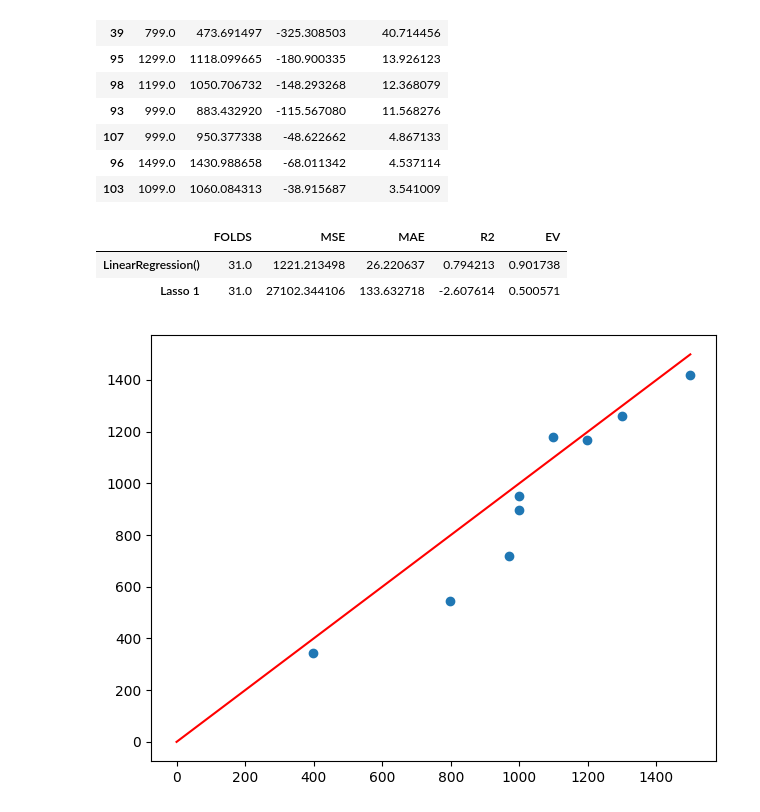
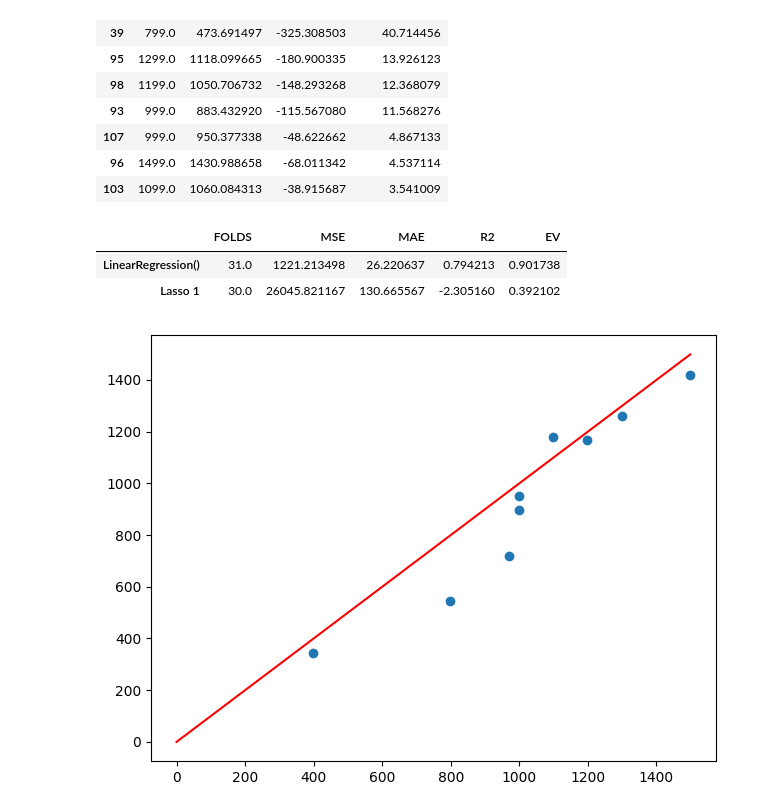
Before and after one commit to Tahsin-T-Ahmed/iphone-price-prediction-ai, a Jupyter notebook: model.ipynb, the cells around one changed output. Cells and saved outputs as stored; diff of their text form; code cells hidden in the pictures.

Commit message:
join all cvfolds into one variable; set to 30

```diff
--- a/model.ipynb
+++ b/model.ipynb
@@ -295,7 +295,7 @@ linreg_results.sort_values(by="ERR_PERCENT", ascending=False)
 | 110 | 1499.0 | 1499.905669 | 0.905669 | 0.060418 |
 [figure]
 # %%
-cvfolds_linreg = 31
+cvfolds = 30
 # THRESHOLD AT 24
 # LOWEST ERROR AT 31
 
@@ -375,21 +375,19 @@ dtype: float64
 # %%
 ## LASSO 1 METRICS
 
-cvfolds_lasso1 = 31
-
-metrics.loc["Lasso 1", "FOLDS"] = cvfolds_lasso1
-metrics.loc["Lasso 1", "MSE"] = cross_validate(lasso1reg, X_lasso1, y_lasso1, scoring="neg_mean_squared_error", cv=cvfolds_lasso1)["test_score"].mean() * -1
-metrics.loc["Lasso 1", "MAE"] = cross_validate(lasso1reg, X_lasso1, y_lasso1, scoring="neg_mean_absolute_error", cv=cvfolds_lasso1)["test_score"].mean() * -1
-metrics.loc["Lasso 1", "R2"] = cross_validate(lasso1reg, X_lasso1, y_lasso1, scoring="r2", cv=cvfolds_lasso1)["test_score"].mean()
-metrics.loc["Lasso 1", "EV"] = cross_validate(lasso1reg, X_lasso1, y_lasso1, scoring="explained_variance", cv=cvfolds_lasso1)["test_score"].mean()
+metrics.loc["Lasso 1", "FOLDS"] = cvfolds
+metrics.loc["Lasso 1", "MSE"] = cross_validate(lasso1reg, X_lasso1, y_lasso1, scoring="neg_mean_squared_error", cv=cvfolds)["test_score"].mean() * -1
+metrics.loc["Lasso 1", "MAE"] = cross_validate(lasso1reg, X_lasso1, y_lasso1, scoring="neg_mean_absolute_error", cv=cvfolds)["test_score"].mean() * -1
+metrics.loc["Lasso 1", "R2"] = cross_validate(lasso1reg, X_lasso1, y_lasso1, scoring="r2", cv=cvfolds)["test_score"].mean()
+metrics.loc["Lasso 1", "EV"] = cross_validate(lasso1reg, X_lasso1, y_lasso1, scoring="explained_variance", cv=cvfolds)["test_score"].mean()
 
 metrics
 
 # WE OBSERVE THAT STANDARD LASSO REGRESSION IS NOWHERE NEAR AS POWERFUL AS LINEAR REGRESSION (WITH GB DUMMIES)
 # %% [output]
 |  | FOLDS | MSE | MAE | R2 | EV |
 | LinearRegression() | 31.0 | 1221.213498 | 26.220637 | 0.794213 | 0.901738 |
-| Lasso 1 | 31.0 | 27102.344106 | 133.632718 | -2.607614 | 0.500571 |
+| Lasso 1 | 30.0 | 26045.821167 | 130.665567 | -2.305160 | 0.392102 |
 # %%
 # LASSO 2: WITH GB DUMMIES
 
```
Also changed, not shown: parts of 1 cell of this notebook.
